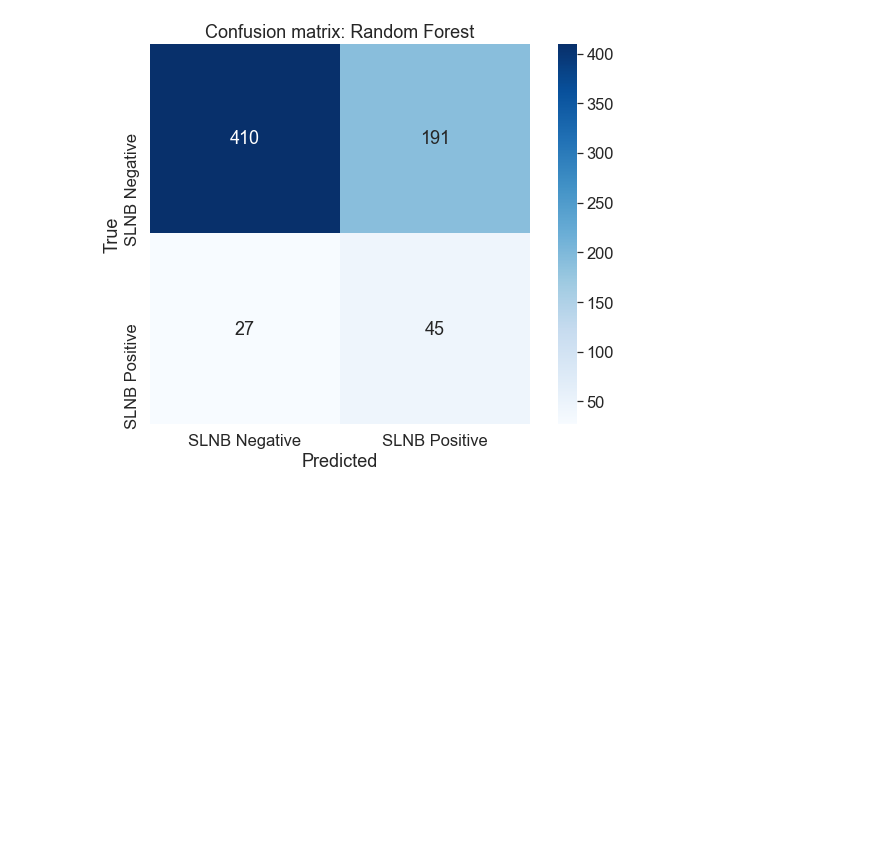
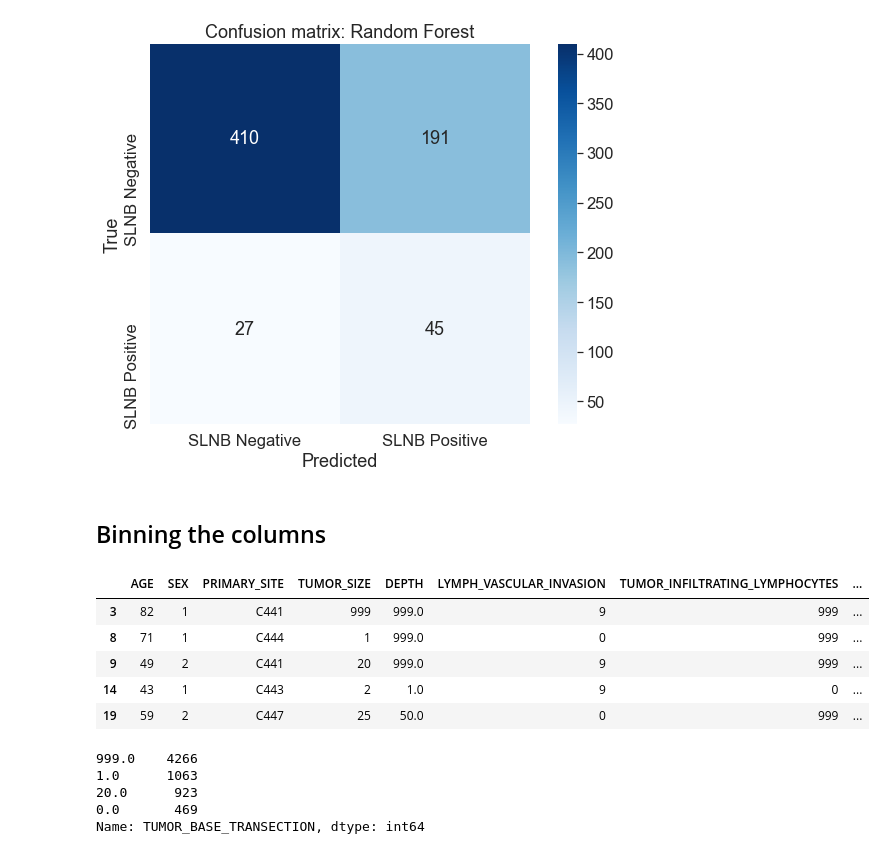
Before and after one commit to jerryji1993/MetMCC-SCAN, a Jupyter notebook: scripts/model_fitting.ipynb, the cells around one changed output. Drawn from its saved outputs; the diff is of its cells as text; code cells hidden in the pictures; blank space fills up the shorter version.

```diff
--- a/scripts/model_fitting.ipynb
+++ b/scripts/model_fitting.ipynb
@@ -410,0 +442,32 @@ plt.show()
+# %% [markdown]
+## Binning the columns
+# %%
+# read in data
+mcc_ncdb = pd.read_pickle(BASE_DIR + '../data/Merkel_NCDB_clean.pkl')
+# subset of features only
+mcc_ncdb_sel = mcc_ncdb[['AGE','SEX','PRIMARY_SITE',
+                        'TUMOR_SIZE', 'DEPTH',
+                        'LYMPH_VASCULAR_INVASION',
+                        'TUMOR_INFILTRATING_LYMPHOCYTES',
+                        'IMMUNE_SUPPRESSION',
+                        'GROWTH_PATTERN',
+                        'TUMOR_BASE_TRANSECTION',
+                        'SLNB'
+                       ]]
+# %%
+mcc_ncdb_sel.head()
+# %% [output]
+|  | AGE | SEX | PRIMARY_SITE | TUMOR_SIZE | DEPTH | LYMPH_VASCULAR_INVASION | TUMOR_INFILTRATING_LYMPHOCYTES | ... |
+| 3 | 82 | 1 | C441 | 999 | 999.0 | 9 | 999 | ... |
+| 8 | 71 | 1 | C444 | 1 | 999.0 | 0 | 999 | ... |
+| 9 | 49 | 2 | C441 | 20 | 999.0 | 9 | 999 | ... |
+| 14 | 43 | 1 | C443 | 2 | 1.0 | 9 | 0 | ... |
+| 19 | 59 | 2 | C447 | 25 | 50.0 | 0 | 999 | ... |
+# %%
+mcc_ncdb_sel['TUMOR_BASE_TRANSECTION'].value_counts()
+# %% [output]
+999.0    4266
+1.0      1063
+20.0      923
+0.0       469
+Name: TUMOR_BASE_TRANSECTION, dtype: int64
```
Also changed, not shown: parts of 20 cells of this notebook, 2 other files.
